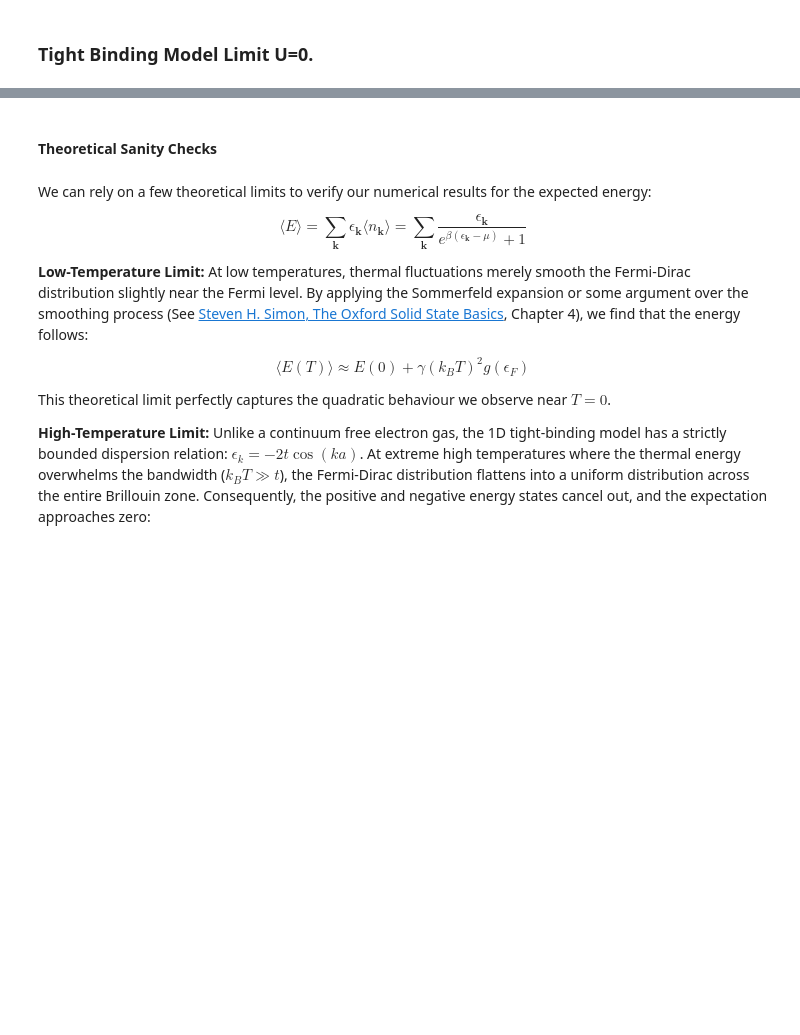
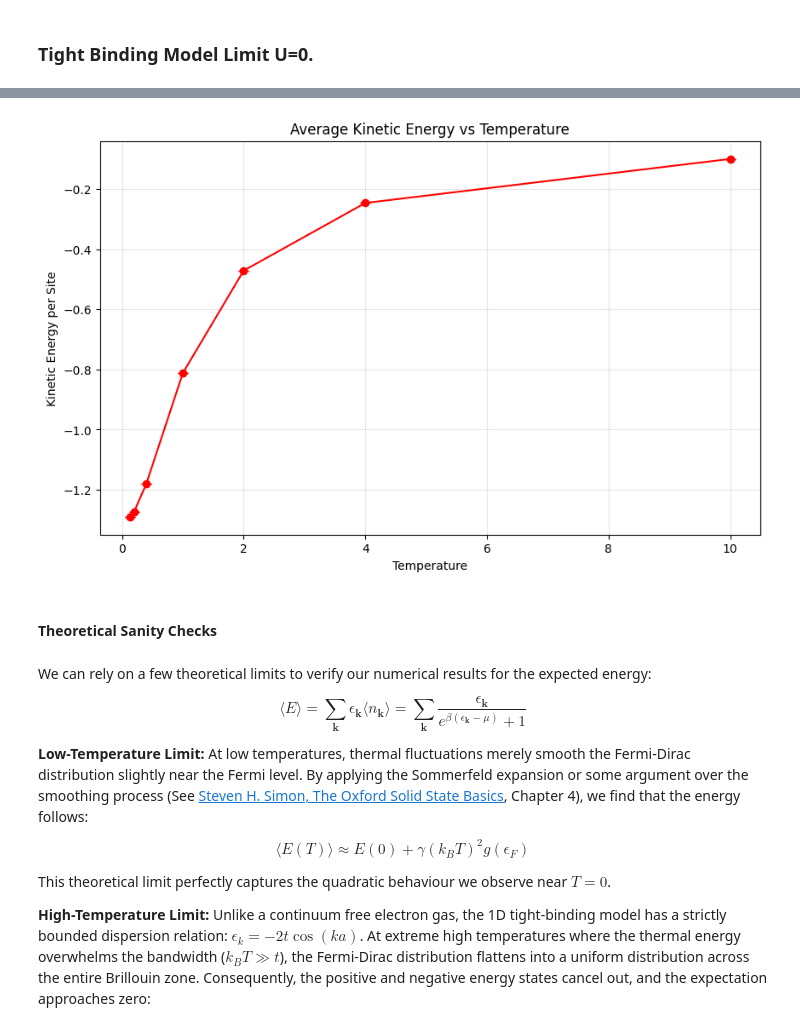
Before and after one commit to RENSHUZHE/HKU-DQMC, a Jupyter notebook: DQMC_Theory_2_Measurement_and_Updating.ipynb, the cells around one changed output, grey strips where cells are left out. Saved outputs shown, nothing was run; the diff lists cells and outputs as text; code cells hidden in the pictures; blank space fills up the shorter version.

```diff
--- a/DQMC_Theory_2_Measurement_and_Updating.ipynb
+++ b/DQMC_Theory_2_Measurement_and_Updating.ipynb
@@ -528,0 +615,80 @@ plt.show()
+# %%
+# Keep delta_tau fixed so the Trotter discretisation is unchanged.
+dt = 0.05
+
+L_tau_values = [ 150, 100, 50, 20, 10, 5, 2 ]
+
+temperatures = []
+avg_kinetic_energies = []
+err_kinetic_energies = []
+
+
+# The spatial kinetic matrix and its propagators do not depend on L_tau.
+K_matrix = make_K_matrix_1d( N_sites, t )
+( exp_minus_dtau_K, exp_plus_dtau_K ) = make_exact_K_propagators( K_matrix, dt )
+
+
+for simulation_index, L_tau_current in enumerate( L_tau_values ):
+    dqmc_results = run_dqmc_sweeps(
+        number_sites=N_sites,
+        number_slices=L_tau_current,
+        interaction=U,
+        hopping=t,
+        delta_tau=dt,
+        exp_minus_dtau_K=exp_minus_dtau_K,
+        exp_plus_dtau_K=exp_plus_dtau_K,
+        warmup_sweeps=20,
+        measurement_sweeps=50,
+        seed=1234 + simulation_index
+    )
+
+    T_current = 1.0 / ( L_tau_current * dt )
+
+    kinetic_energy_data = ( dqmc_results["kinetic_energy"] )
+
+    temperatures.append(T_current)
+
+    avg_kinetic_energies.append( kinetic_energy_data[0] )
+
+    err_kinetic_energies.append( kinetic_energy_data[1] )
+
+    print(
+        f"L_tau={L_tau_current:3d}, "
+        f"T={T_current:.4f}, "
+        f"E_K={kinetic_energy_data[0]:.6f} "
+        f"± {kinetic_energy_data[1]:.6f}, "
+        f"acceptance="
+        f"{dqmc_results['acceptance_rate']:.4f}"
+    )
+
+
+# Convert to arrays and sort by temperature before plotting.
+temperatures = np.asarray(temperatures)
+avg_kinetic_energies = np.asarray( avg_kinetic_energies )
+err_kinetic_energies = np.asarray( err_kinetic_energies )
+
+temperature_order = np.argsort(temperatures)
+
+temperatures = temperatures[ temperature_order ]
+
+avg_kinetic_energies = avg_kinetic_energies[ temperature_order ]
+
+err_kinetic_energies = err_kinetic_energies[ temperature_order ]
+
+
+plt.figure(figsize=(10, 6))
+plt.errorbar(
+    temperatures,
+    avg_kinetic_energies,
+    yerr=err_kinetic_energies,
+    marker="o",
+    linestyle="-",
+    capsize=4,
+    color="red"
+)
+plt.title( "Average Kinetic Energy vs Temperature" )
+plt.xlabel("Temperature")
+plt.ylabel("Kinetic Energy per Site")
+plt.grid(True, alpha=0.3)
+plt.show()
+# %% [output]
@@ -529,3 +702,4 @@ plt.show()
+[figure, added]
 # %% [markdown]
 #### Theoretical Sanity Checks
 # %% [markdown]
```
Also changed, not shown: parts of 30 cells of this notebook.
